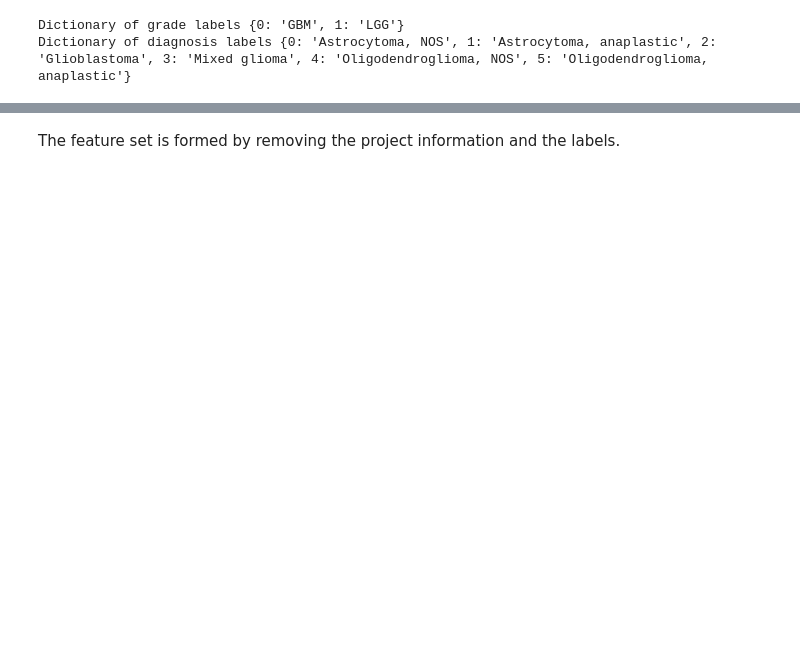
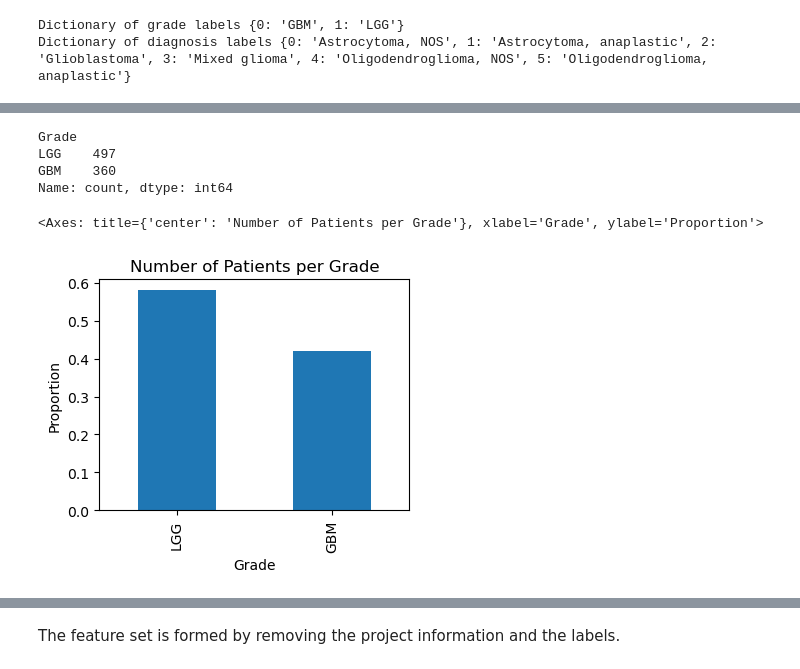
Before and after one commit to ctedrow3/MSDS, a Jupyter notebook: DTSA-5510/DTSA-5510 Final Project Glioma.ipynb, the cells around one changed output, grey strips where cells are left out. Saved outputs shown, nothing was run; the diff lists cells and outputs as text; code cells hidden in the pictures; blank space fills up the shorter version.

```diff
--- a/DTSA-5510/DTSA-5510 Final Project Glioma.ipynb
+++ b/DTSA-5510/DTSA-5510 Final Project Glioma.ipynb
@@ -102,0 +112,12 @@ Dictionary of diagnosis labels {0: 'Astrocytoma, NOS', 1: 'Astrocytoma, anaplast
+# %%
+# Visualize the breakdown of patients per grade.
+print(df['Grade'].value_counts())
+plt.figure(figsize=(4,3))
+df['Grade'].value_counts(normalize=True).plot(kind='bar', xlabel='Grade', ylabel='Proportion', title='Number of Patients per Grade')
+# %% [output]
+Grade
+LGG    497
+GBM    360
+Name: count, dtype: int64
+<Axes: title={'center': 'Number of Patients per Grade'}, xlabel='Grade', ylabel='Proportion'>
+[figure, added]
```
Also changed, not shown: parts of 34 cells of this notebook.
